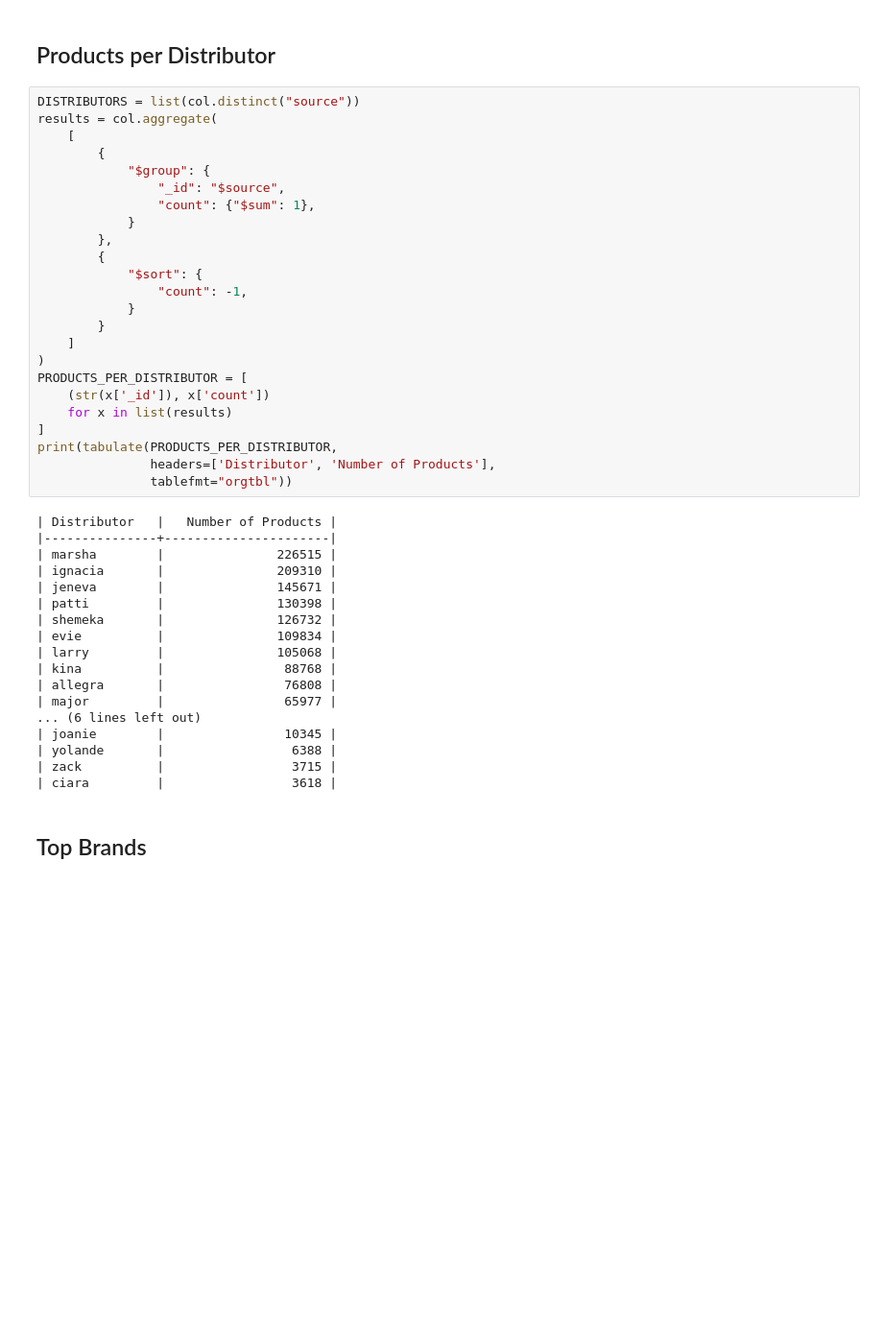
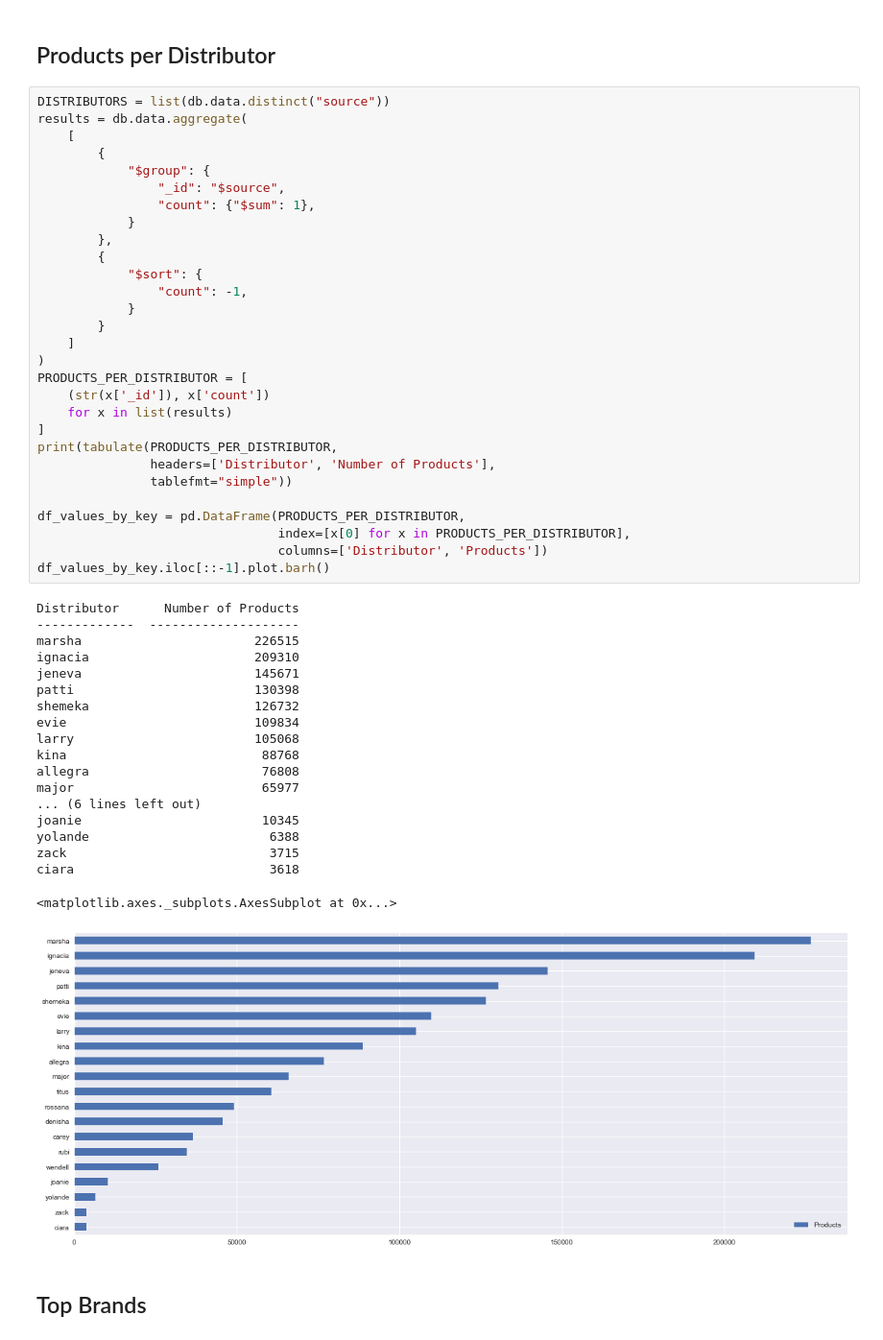
Before and after one commit to istinspring/products-matching, a Jupyter notebook: notebooks/0.1-initial-data-exploration.ipynb, the cells around one changed output. Shown at 96% size. Saved outputs shown, nothing was run; the diff lists cells and outputs as text; blank space fills up the shorter version.

```diff
--- a/notebooks/0.1-initial-data-exploration.ipynb
+++ b/notebooks/0.1-initial-data-exploration.ipynb
@@ -35,47 +53,54 @@ Products in DB: 1561159
 # %% [markdown]
 ## Products per Distributor
 # %%
-DISTRIBUTORS = list(col.distinct("source"))
-results = col.aggregate(
+DISTRIBUTORS = list(db.data.distinct("source"))
+results = db.data.aggregate(
     [
         {
             "$group": {
                 "_id": "$source",
                 "count": {"$sum": 1},
             }
         },
         {
             "$sort": {
                 "count": -1,
             }
         }
     ]
 )
 PRODUCTS_PER_DISTRIBUTOR = [
     (str(x['_id']), x['count'])
     for x in list(results)
 ]
 print(tabulate(PRODUCTS_PER_DISTRIBUTOR,
                headers=['Distributor', 'Number of Products'],
-               tablefmt="orgtbl"))
+               tablefmt="simple"))
+
+df_values_by_key = pd.DataFrame(PRODUCTS_PER_DISTRIBUTOR,
+                                index=[x[0] for x in PRODUCTS_PER_DISTRIBUTOR],
+                                columns=['Distributor', 'Products'])
+df_values_by_key.iloc[::-1].plot.barh()
 # %% [output]
-| Distributor   |   Number of Products |
-|---------------+----------------------|
-| marsha        |               226515 |
-| ignacia       |               209310 |
-| jeneva        |               145671 |
-| patti         |               130398 |
-| shemeka       |               126732 |
-| evie          |               109834 |
-| larry         |               105068 |
-| kina          |                88768 |
-| allegra       |                76808 |
-| major         |                65977 |
+Distributor      Number of Products
+-------------  --------------------
+marsha                       226515
+ignacia                      209310
+jeneva                       145671
+patti                        130398
+shemeka                      126732
+evie                         109834
+larry                        105068
+kina                          88768
+allegra                       76808
+major                         65977
 ... (6 lines left out)
-| joanie        |                10345 |
-| yolande       |                 6388 |
-| zack          |                 3715 |
-| ciara         |                 3618 |
+joanie                        10345
+yolande                        6388
+zack                           3715
+ciara                          3618
+<matplotlib.axes._subplots.AxesSubplot at 0x...>
+[figure, added]
 # %% [markdown]
 ## Top Brands
 # %%
```
Also changed, not shown: parts of 10 cells of this notebook, 3 other files.
